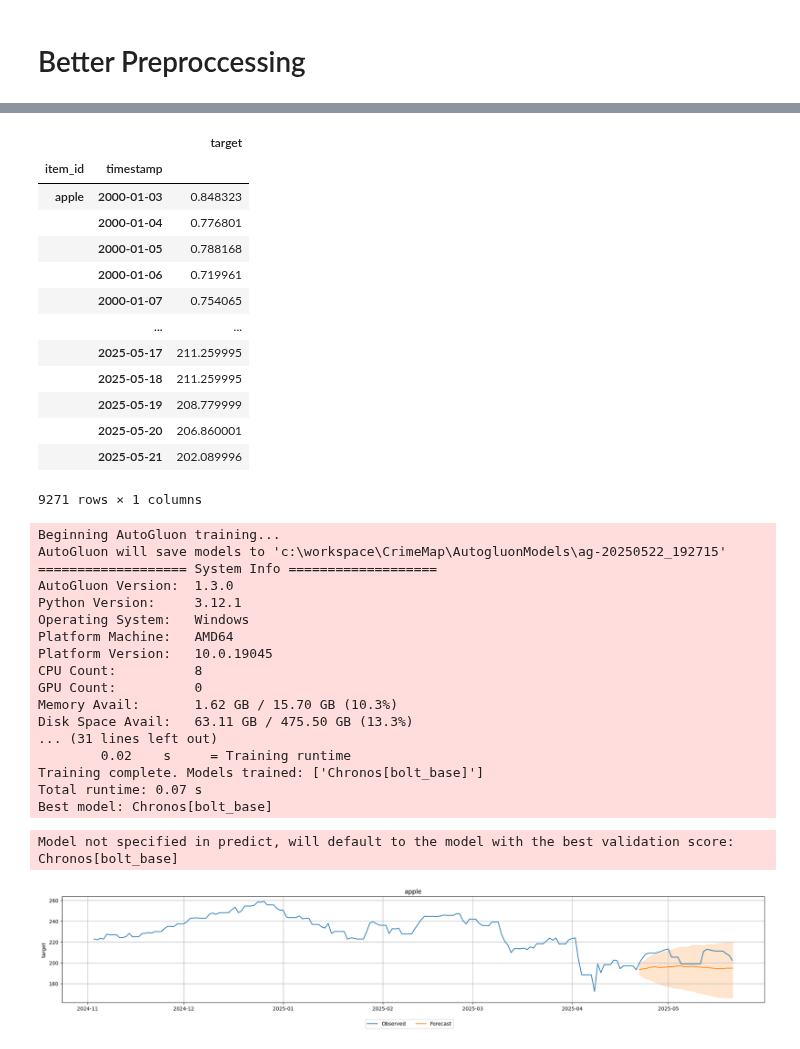
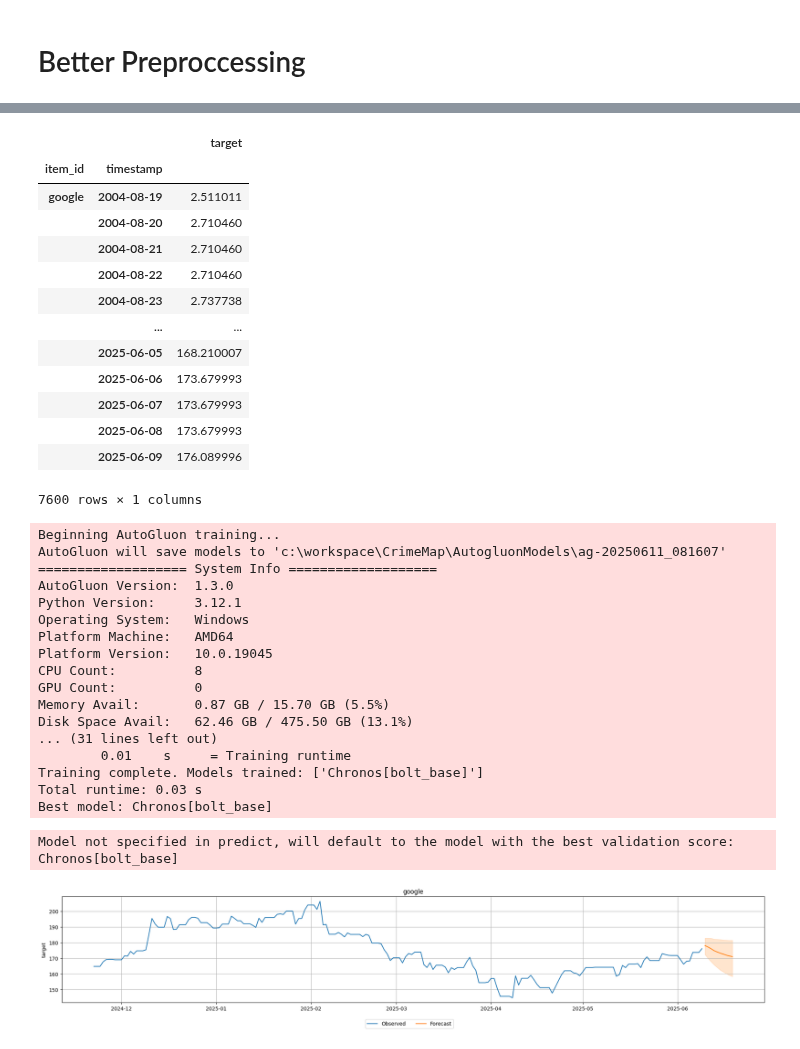
Before and after one commit to tc020/StockPredictor, a Jupyter notebook: preprocessing_data.ipynb, the cells around one changed output, grey strips where cells are left out. Drawn from its saved outputs; the diff is of its cells as text; code cells hidden in the pictures.

```diff
--- a/preprocessing_data.ipynb
+++ b/preprocessing_data.ipynb
@@ -55,7 +55,7 @@ dtype: object
 df = pd.DataFrame(data)
 # %%
 #Filter Brand_Name by apple and filter columns by Date, Close, Brand_Name
-df_apple = df.loc[df["Brand_Name"] == "apple", ["Date", "Close", "Brand_Name"]]
+df_apple = df.loc[df["Brand_Name"] == "google", ["Date", "Close", "Brand_Name"]]
 display(df_apple)
 # %% [output]
 |  | Date | Close | Brand_Name |
@@ -297,20 +292,20 @@ data
 # %% [output]
 |  |  | target |
 | item_id | timestamp |  |
-| apple | 2000-01-03 | 0.848323 |
-|  | 2000-01-04 | 0.776801 |
-|  | 2000-01-05 | 0.788168 |
-|  | 2000-01-06 | 0.719961 |
-|  | 2000-01-07 | 0.754065 |
+| google | 2004-08-19 | 2.511011 |
+|  | 2004-08-20 | 2.710460 |
+|  | 2004-08-21 | 2.710460 |
+|  | 2004-08-22 | 2.710460 |
+|  | 2004-08-23 | 2.737738 |
 |  | ... | ... |
-|  | 2025-05-17 | 211.259995 |
-|  | 2025-05-18 | 211.259995 |
-|  | 2025-05-19 | 208.779999 |
-|  | 2025-05-20 | 206.860001 |
-|  | 2025-05-21 | 202.089996 |
+|  | 2025-06-05 | 168.210007 |
+|  | 2025-06-06 | 173.679993 |
+|  | 2025-06-07 | 173.679993 |
+|  | 2025-06-08 | 173.679993 |
+|  | 2025-06-09 | 176.089996 |
-9271 rows × 1 columns
+7600 rows × 1 columns
 # %%
-prediction_length = 30
+prediction_length = 10
 train_data, test_data = data.train_test_split(prediction_length)
 
 predictor = TimeSeriesPredictor(prediction_length=prediction_length).fit(
@@ -318,7 +313,7 @@ predictor = TimeSeriesPredictor(prediction_length=prediction_length).fit(
 )
 # %% [output]
 Beginning AutoGluon training...
-AutoGluon will save models to 'c:\workspace\CrimeMap\AutogluonModels\ag-20250522_192715'
+AutoGluon will save models to 'c:\workspace\CrimeMap\AutogluonModels\ag-20250611_081607'
 =================== System Info ===================
 AutoGluon Version:  1.3.0
 Python Version:     3.12.1
@@ -327,21 +322,21 @@ Platform Machine:   AMD64
 Platform Version:   10.0.19045
 CPU Count:          8
 GPU Count:          0
-Memory Avail:       1.62 GB / 15.70 GB (10.3%)
-Disk Space Avail:   63.11 GB / 475.50 GB (13.3%)
+Memory Avail:       0.87 GB / 15.70 GB (5.5%)
+Disk Space Avail:   62.46 GB / 475.50 GB (13.1%)
 ... (31 lines left out)
-        0.02    s     = Training runtime
+        0.01    s     = Training runtime
 Training complete. Models trained: ['Chronos[bolt_base]']
-Total runtime: 0.07 s
+Total runtime: 0.03 s
 Best model: Chronos[bolt_base]
 # %%
-predictions = predictor.predict(train_data)
+predictions = predictor.predict(test_data)
 predictor.plot(
     data=data,
     predictions=predictions,
     item_ids=data.item_ids[:2],
     max_history_length=200,
 );
 # %% [output]
 Model not specified in predict, will default to the model with the best validation score: Chronos[bolt_base]
-[figure, old version]
+[figure, new version]
```
Also changed, not shown: parts of 14 cells of this notebook, 2 other files.
